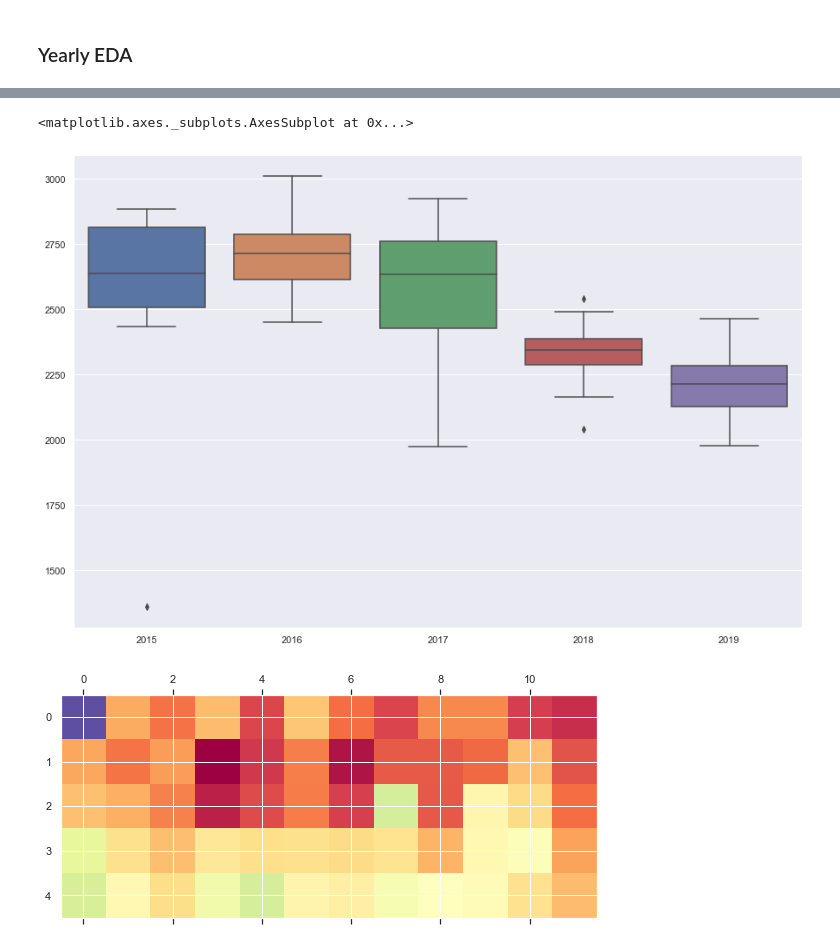
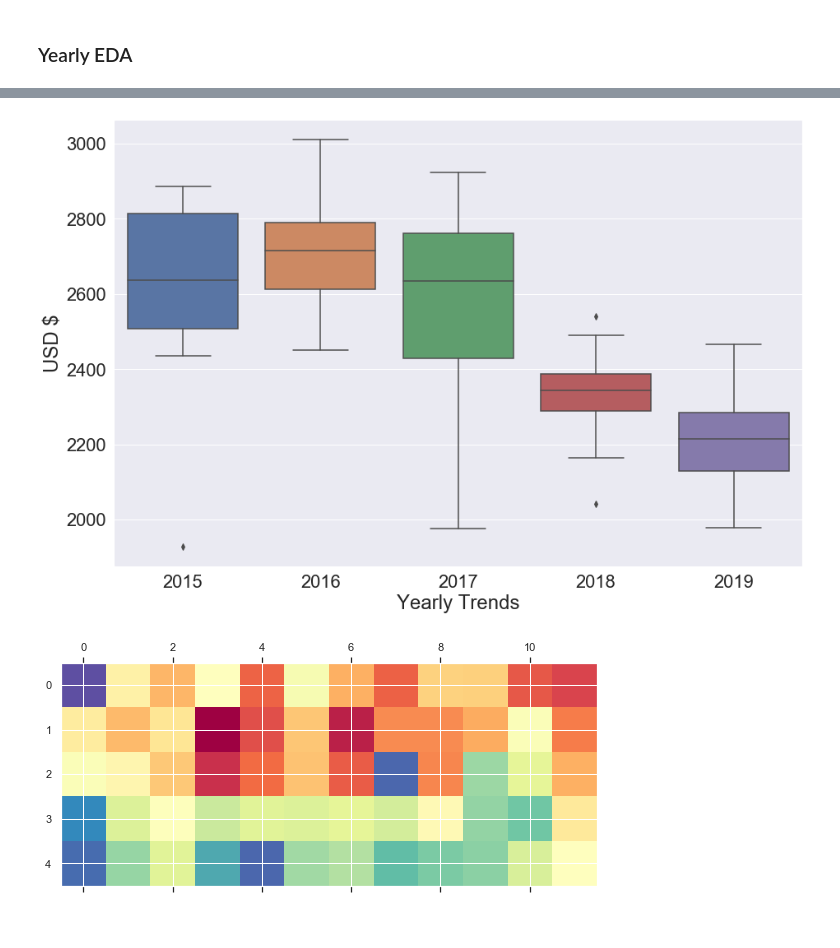
Before and after one commit to KennyMiyasato/final_project, a Jupyter notebook: notebooks/exploratory_data_analysis_EDA.ipynb, the cells around one changed output, grey strips where cells are left out. Drawn from its saved outputs; the diff is of its cells as text; code cells hidden in the pictures.

```diff
--- a/notebooks/exploratory_data_analysis_EDA.ipynb
+++ b/notebooks/exploratory_data_analysis_EDA.ipynb
@@ -4,11 +4,13 @@ import matplotlib.pyplot as plt
 %matplotlib inline
 import seaborn as sns
 sns.set();
+sns.set(font_scale=2);
 import numpy as np
 from pylab import rcParams
 import statsmodels.api as sm
 import itertools
 import warnings
+import holidays
 warnings.filterwarnings("ignore")
 from pmdarima import auto_arima
 from statsmodels.graphics.tsaplots import plot_acf, plot_pacf
@@ -29,7 +31,7 @@ weather_df = weather_df.set_index('date')
 # Merge both dataframes
 df = df.merge(weather_df, on='date')
 # %%
-df = df[df['total']>50]
+# df = df[df['total']>50]
 # %%
 df = df.reset_index()
 df['day_of_week'] = df['date'].dt.day_name()
@@ -208,7 +229,10 @@ total_annual = pd.DataFrame()
 
 for yr, group in total_year_groups:
 #     print(f'year: {yr} || yr.year: {yr.year} || group: {group}')
-    total_annual[yr.year] = group.values.ravel()
+    if yr.year < 2020:
+        total_annual[yr.year] = group.values.ravel()
+    else:
+        pass
 
 # for yr, group in weather_year_groups:
 #     weather_annual[yr.year] = group.values.ravel()
@@ -229,14 +382,15 @@ total_annual.plot(figsize = (20,10), subplots=False, legend=True);
 # %%
 fig, ax = plt.subplots(figsize=(15,10))
-sns.boxplot(data=total_annual)
+ax = sns.boxplot(data=total_annual);
+ax.set(xlabel = 'Yearly Trends', ylabel = 'USD $');
+fig.savefig("../figures/slides/Yearly_Trends.png")
 # %% [output]
-<matplotlib.axes._subplots.AxesSubplot at 0x...>
-[figure, old version]
+[figure, new version]
 # %%
 year_matrix = total_annual.T
 plt.matshow(year_matrix, interpolation=None, aspect='auto', cmap=plt.cm.Spectral_r);
 # %% [output]
-[figure, old version]
+[figure, new version]
 # %%
 rcParams['figure.figsize'] = 20, 8
 decomposition = sm.tsa.seasonal_decompose(total_weekly, model='additive')
```
Also changed, not shown: parts of 36 cells of this notebook, 45 other files.
